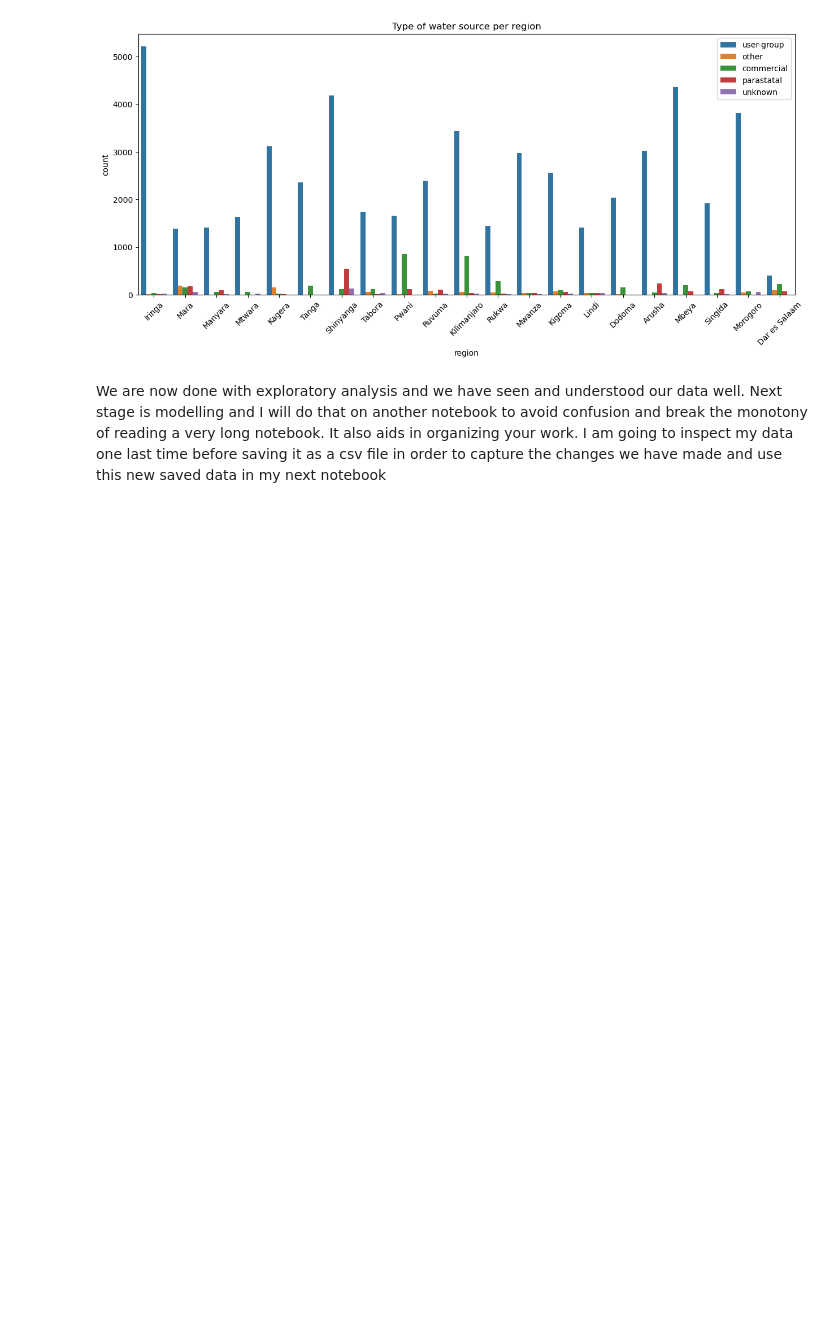
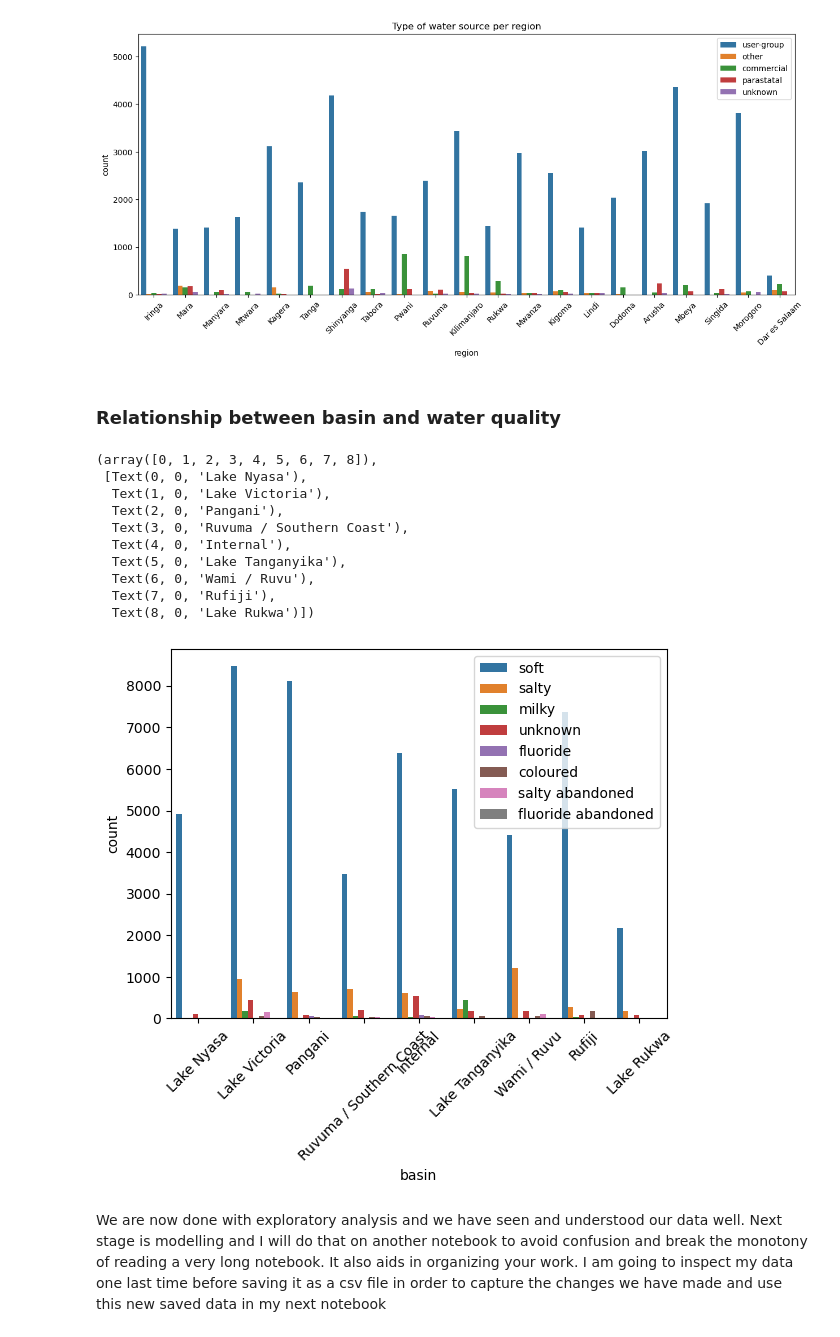
Before and after one commit to dev-ezzy/Classification-model, a Jupyter notebook: index.ipynb, the cells around one changed output. Cells and saved outputs as stored; diff of their text form; code cells hidden in the pictures; blank space fills up the shorter version.

```diff
--- a/index.ipynb
+++ b/index.ipynb
@@ -1044,6 +1044,24 @@ plt.legend(loc= "best")
 plt.show();
 # %% [output]
 [figure]
+# %% [markdown]
+### Relationship between basin and water quality
+# %%
+sns.countplot(x = "basin", hue= "water_quality", data = complete_data)
+plt.legend(loc = "best")
+plt.xticks(rotation = 45)
+# %% [output]
+(array([0, 1, 2, 3, 4, 5, 6, 7, 8]),
+ [Text(0, 0, 'Lake Nyasa'),
+  Text(1, 0, 'Lake Victoria'),
+  Text(2, 0, 'Pangani'),
+  Text(3, 0, 'Ruvuma / Southern Coast'),
+  Text(4, 0, 'Internal'),
+  Text(5, 0, 'Lake Tanganyika'),
+  Text(6, 0, 'Wami / Ruvu'),
+  Text(7, 0, 'Rufiji'),
+  Text(8, 0, 'Lake Rukwa')])
+[figure, added]
 # %% [markdown]
 We are now done with exploratory analysis and we have seen and understood our data well. Next stage is modelling and I will do that on another notebook to avoid confusion and break the monotony of reading a very long notebook. It also aids in organizing your work. I am going to inspect my data one last time before saving it as a csv file in order to capture the changes we have made and use this new saved data in my next notebook
 # %%
```
Also changed, not shown: 1 other file.
